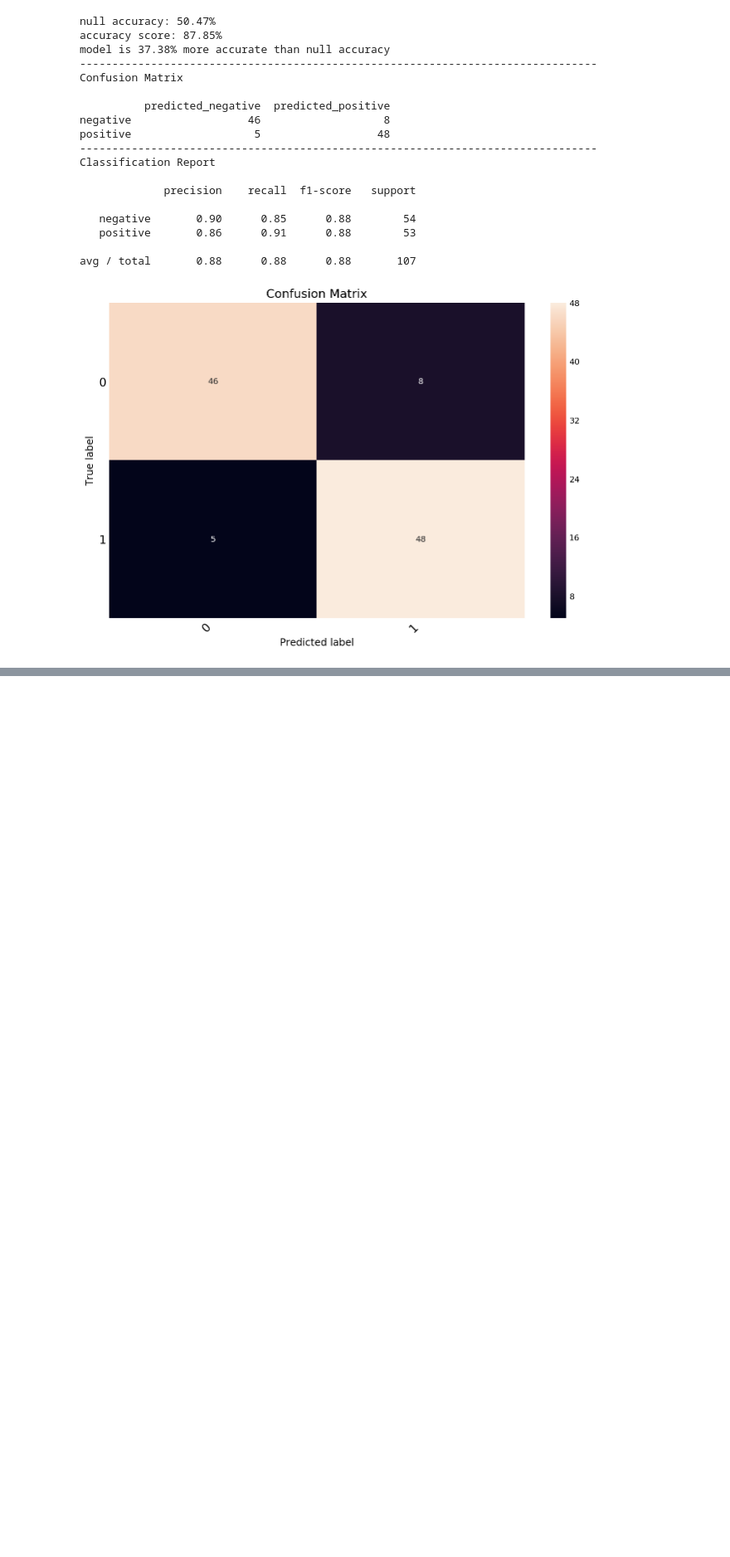
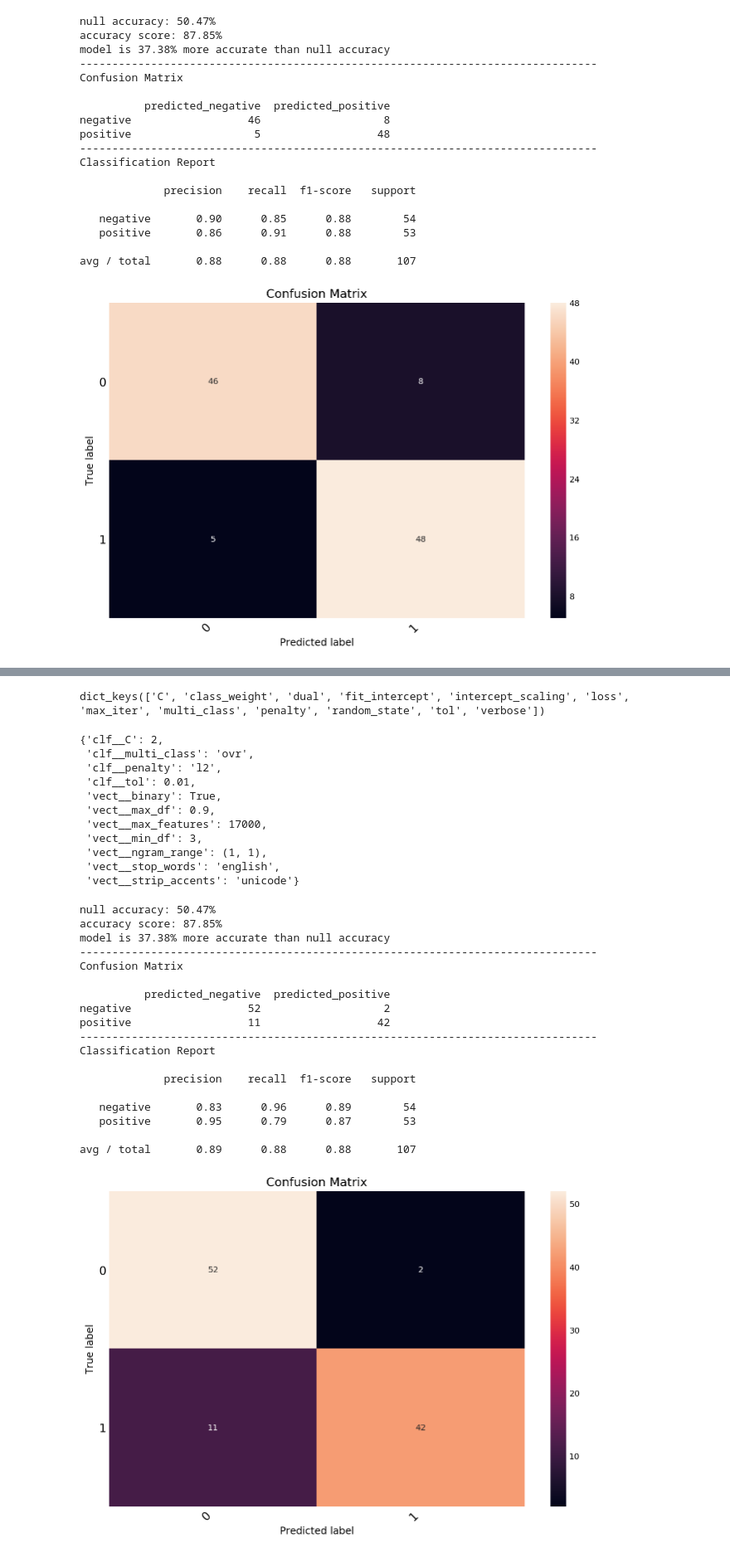
Before and after one commit to luisepifanio/diplo_data_science, a Jupyter notebook: AprendizajeSupervisado/lab2/Laboratorio 2 - Luis Epifanio.ipynb, the cells around one changed output, grey strips where cells are left out. Shown at 83% size. Saved outputs shown, nothing was run; the diff lists cells and outputs as text; code cells hidden in the pictures; blank space fills up the shorter version.

```diff
--- a/AprendizajeSupervisado/lab2/Laboratorio 2 - Luis Epifanio.ipynb
+++ b/AprendizajeSupervisado/lab2/Laboratorio 2 - Luis Epifanio.ipynb
@@ -853,0 +759,73 @@ comparison.sort_values(['validation_accuracy', 'train_and_test'], ascending=[0,
+# %%
+from sklearn.model_selection import KFold
+from sklearn.model_selection import GridSearchCV
+from sklearn.svm import LinearSVC
+
+# Define 10 fold cross-validation
+cv = KFold(n_splits=10)
+
+logisticv_params = {
+    'vect__strip_accents' : [ 'unicode'],
+    'vect__ngram_range'   : [ (1, 1), (1, 3), (1, 5)],
+    'vect__max_features'  : [ 17000 ]       ,
+    'vect__stop_words'    : [ 'english' ]       ,
+    'vect__binary'        : [ True ]        ,
+    'vect__min_df'        : [ 3    ]        ,
+    'vect__max_df'        : [ 0.90  ]      ,
+    'clf__tol'            : [ 1e-2     ],
+    'clf__C'              : [ 2        ],
+    'clf__multi_class'    : [ 'ovr'    ],
+    'clf__penalty'        : [ 'l2'     ]
+}
+
+estimator = LogisticRegressionCV()
+
+pipeline = Pipeline([
+  ( 'vect' , CountVectorizer() ) ,
+  ( 'feat' , SelectFromModel(LinearSVC(penalty="l1", dual=False)) ),
+  ( 'clf'  , estimator )
+])
+
+print(estimator.get_params().keys())
+
+# Define the model & input the hyperparameter dictionary objects into the GridSearchCV function
+svm_model = GridSearchCV(pipeline, param_grid=logisticv_params, scoring='roc_auc', cv=cv)
+
+# Test the SVC estimator with its grid of hyperparamters on the training set
+svm_model.fit(x_train,y_train)
+
+display( svm_model.best_params_ )
+
+train_test_and_evaluate(pipeline,x_train,y_train,x_val,y_val)
+# %% [output]
+dict_keys(['C', 'class_weight', 'dual', 'fit_intercept', 'intercept_scaling', 'loss', 'max_iter', 'multi_class', 'penalty', 'random_state', 'tol', 'verbose'])
+{'clf__C': 2,
+ 'clf__multi_class': 'ovr',
+ 'clf__penalty': 'l2',
+ 'clf__tol': 0.01,
+ 'vect__binary': True,
+ 'vect__max_df': 0.9,
+ 'vect__max_features': 17000,
+ 'vect__min_df': 3,
+ 'vect__ngram_range': (1, 1),
+ 'vect__stop_words': 'english',
+ 'vect__strip_accents': 'unicode'}
+null accuracy: 50.47%
+accuracy score: 87.85%
+model is 37.38% more accurate than null accuracy
+--------------------------------------------------------------------------------
+Confusion Matrix
+
+          predicted_negative  predicted_positive
+negative                  52                   2
+positive                  11                  42
+--------------------------------------------------------------------------------
+Classification Report
+
+             precision    recall  f1-score   support
+
+   negative       0.83      0.96      0.89        54
+   positive       0.95      0.79      0.87        53
+
+avg / total       0.89      0.88      0.88       107
+[figure, added]
```
Also changed, not shown: parts of 6 cells of this notebook.
